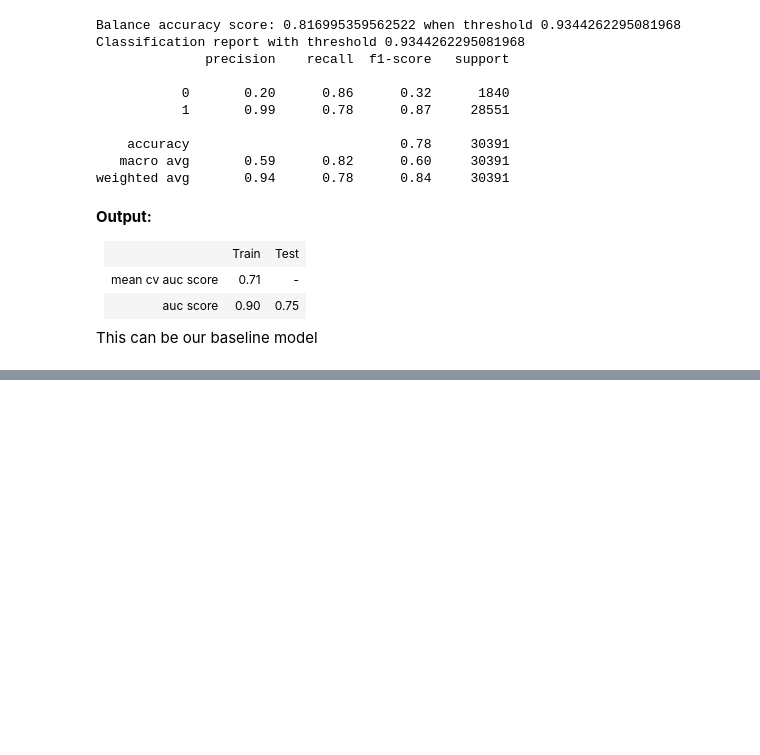
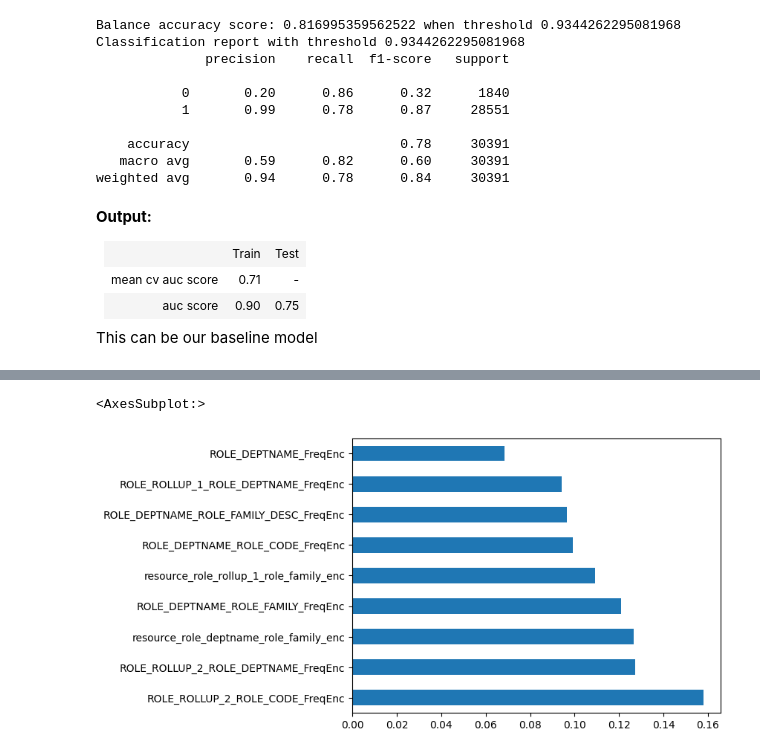
Before and after one commit to SmithaUpadhyaya/employee_access_resource_classifier, a Jupyter notebook: notebooks/training.ipynb, the cells around one changed output, grey strips where cells are left out. Cells and saved outputs as stored; diff of their text form; code cells hidden in the pictures; blank space fills up the shorter version.

```diff
--- a/notebooks/training.ipynb
+++ b/notebooks/training.ipynb
@@ -232,0 +271,9 @@ This can be our baseline model
+# %%
+model_obj = employee_access_resource(os.path.join(PROJECT_ROOT, hlpread.read_yaml_key('trained_model.model_path')),
+                                     os.path.join(PROJECT_ROOT, hlpread.read_yaml_key('trained_model.feature_eng')))
+# %%
+feat_importances = pd.Series(model_obj.model.feature_importances_, index = model_obj.model.feature_names_in_)
+feat_importances.nlargest(20).plot(kind='barh')
+# %% [output]
+<AxesSubplot:>
+[figure, added]
```
Also changed, not shown: parts of 9 cells of this notebook, 4 other files.
